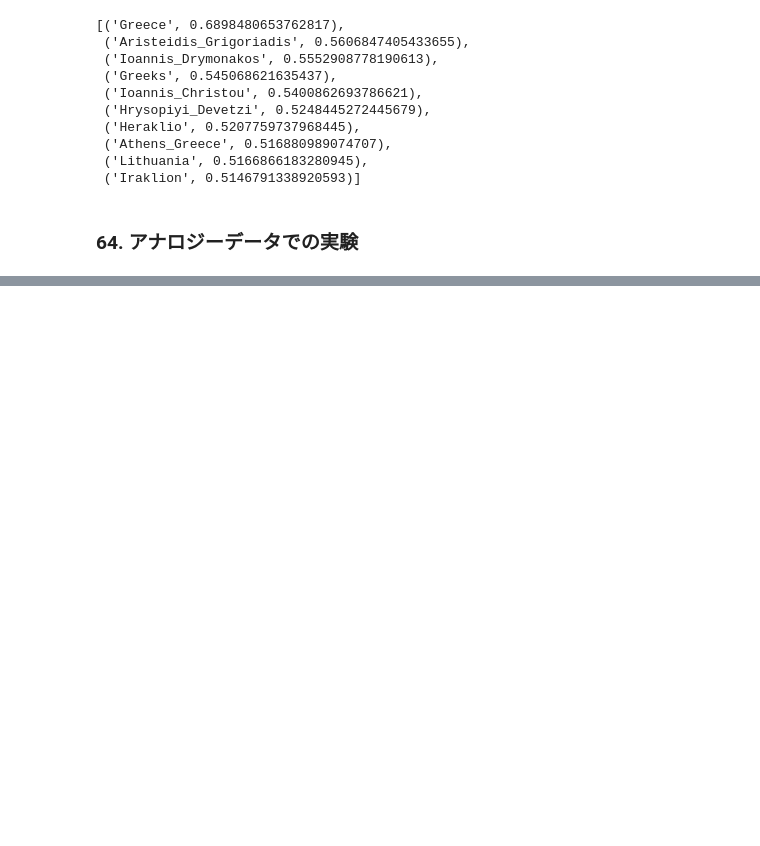
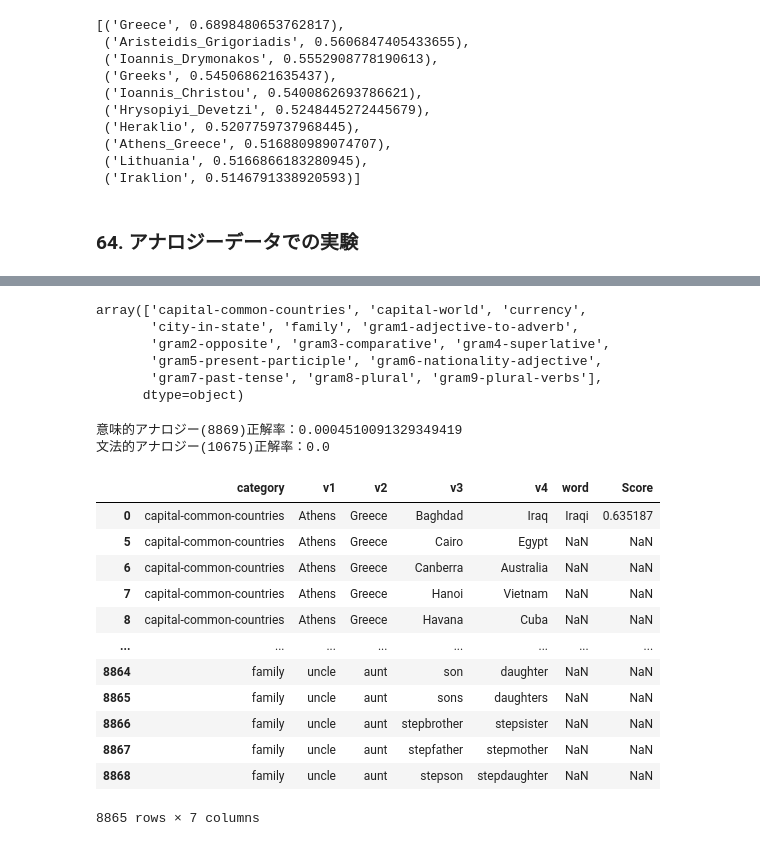
Before and after one commit to marzg510/mynlp100py, a Jupyter notebook: ch07.ipynb, the cells around one changed output, grey strips where cells are left out. Drawn from its saved outputs; the diff is of its cells as text; code cells hidden in the pictures; blank space fills up the shorter version.

```diff
--- a/ch07.ipynb
+++ b/ch07.ipynb
@@ -124,0 +174,34 @@ KeyError: "Key 'capital-world' not present"
+# %%
+df["category"].unique()
+# %% [output]
+array(['capital-common-countries', 'capital-world', 'currency',
+       'city-in-state', 'family', 'gram1-adjective-to-adverb',
+       'gram2-opposite', 'gram3-comparative', 'gram4-superlative',
+       'gram5-present-participle', 'gram6-nationality-adjective',
+       'gram7-past-tense', 'gram8-plural', 'gram9-plural-verbs'],
+      dtype=object)
+# %%
+sem = df[~df["category"].str.contains("gram")]
+syn = df[df["category"].str.contains("gram")]
+# %%
+print("意味的アナロジー({})正解率：{}".format(len(sem), (sem["v4"] == sem["word"]).sum() / len(sem)))
+print("文法的アナロジー({})正解率：{}".format(len(syn), (syn["v4"] == syn["word"]).sum() / len(syn)))
+# %% [output]
+意味的アナロジー(8869)正解率：0.0004510091329349419
+文法的アナロジー(10675)正解率：0.0
+# %%
+sem[sem["v4"]!=sem["word"]]
+# %% [output]
+|  | category | v1 | v2 | v3 | v4 | word | Score |
+| 0 | capital-common-countries | Athens | Greece | Baghdad | Iraq | Iraqi | 0.635187 |
+| 5 | capital-common-countries | Athens | Greece | Cairo | Egypt | NaN | NaN |
+| 6 | capital-common-countries | Athens | Greece | Canberra | Australia | NaN | NaN |
+| 7 | capital-common-countries | Athens | Greece | Hanoi | Vietnam | NaN | NaN |
+| 8 | capital-common-countries | Athens | Greece | Havana | Cuba | NaN | NaN |
+| ... | ... | ... | ... | ... | ... | ... | ... |
+| 8864 | family | uncle | aunt | son | daughter | NaN | NaN |
+| 8865 | family | uncle | aunt | sons | daughters | NaN | NaN |
+| 8866 | family | uncle | aunt | stepbrother | stepsister | NaN | NaN |
+| 8867 | family | uncle | aunt | stepfather | stepmother | NaN | NaN |
+| 8868 | family | uncle | aunt | stepson | stepdaughter | NaN | NaN |
+8865 rows × 7 columns
```
Also changed, not shown: parts of 5 cells of this notebook, 9 other files.
